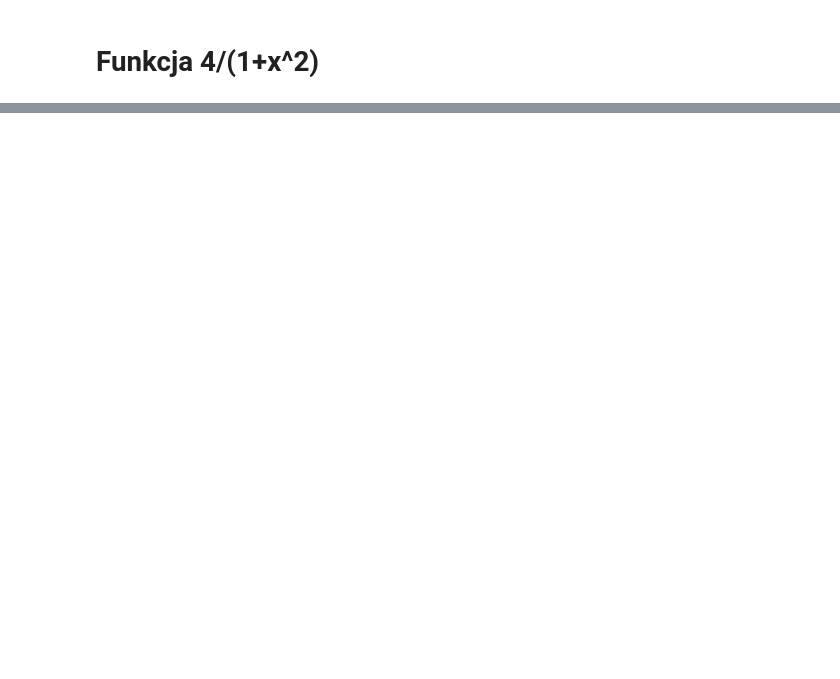
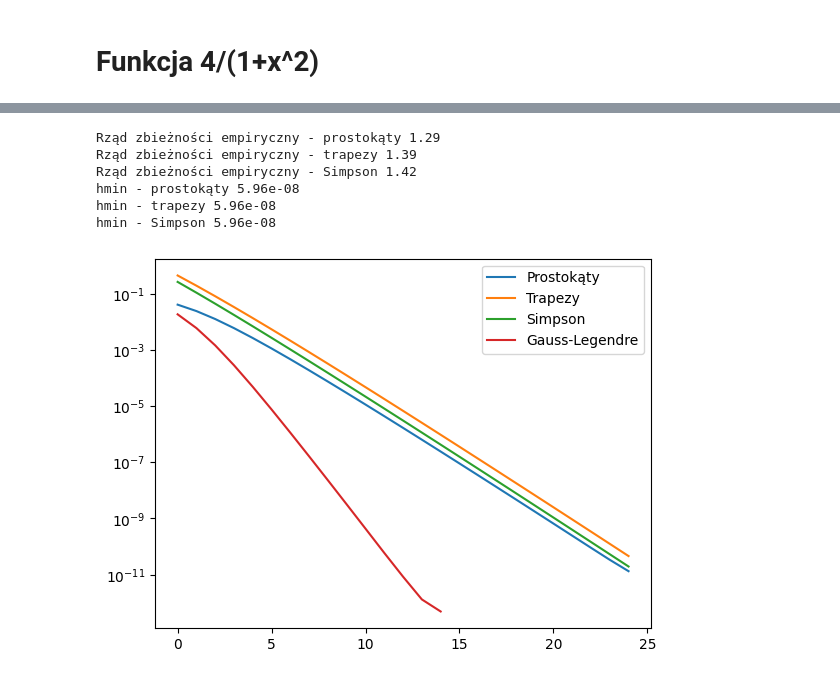
Before and after one commit to kpiotr6/MOWNIT, a Jupyter notebook: L7/laboratorium7.ipynb, the cells around one changed output, grey strips where cells are left out. Cells and saved outputs as stored; diff of their text form; code cells hidden in the pictures; blank space fills up the shorter version.

```diff
--- a/L7/laboratorium7.ipynb
+++ b/L7/laboratorium7.ipynb
@@ -39,9 +37,11 @@ def f1(x):
 # %%
+def f1(x):
+    return 4/(1 + x*x)
+
 def f2(x):
-    if isinstance(x,Iterable):
-        for i in range(len(x)):
-            if x[i] == 0:
-                x[i] = 1
-    elif x == 0:
+    if not isinstance(x,Iterable) and x == 0:
         return 0
     return np.sqrt(x)*np.log(x)
+
+def f3(x):
+    return 1/((x-0.3)**2+0.001) + 1/((x-0.9)**2+0.004) - 6
@@ -47,0 +134,10 @@ def f2(x):
+# %%
+integrate_f(f2,-4/9)
+# %% [output]
+Rząd zbieżności empiryczny - prostokąty 1.29
+Rząd zbieżności empiryczny - trapezy 1.39
+Rząd zbieżności empiryczny - Simpson 1.42
+hmin - prostokąty 5.96e-08
+hmin - trapezy 5.96e-08
+hmin - Simpson 5.96e-08
+[figure, added]
```
Also changed, not shown: parts of 13 cells of this notebook, 1 other file.
